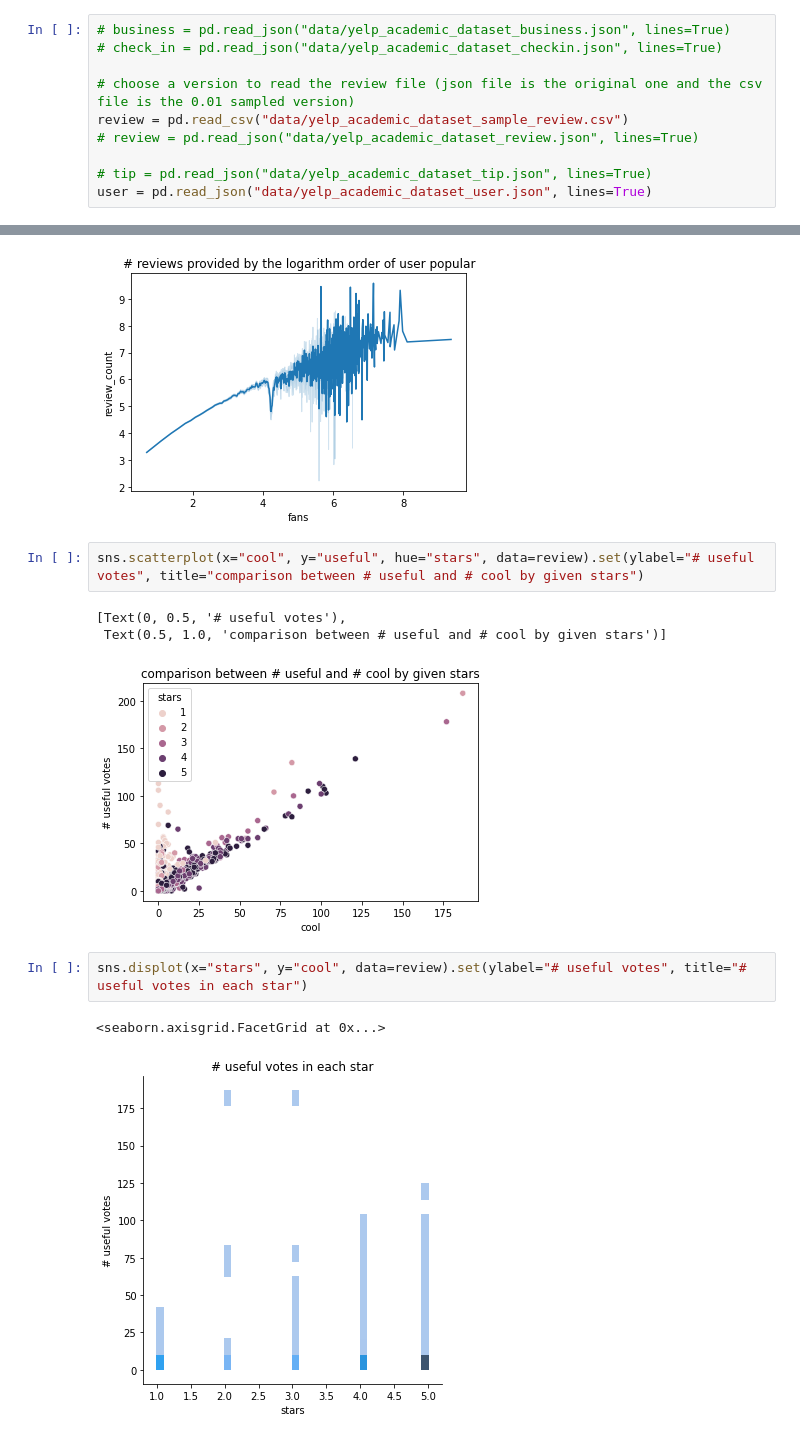
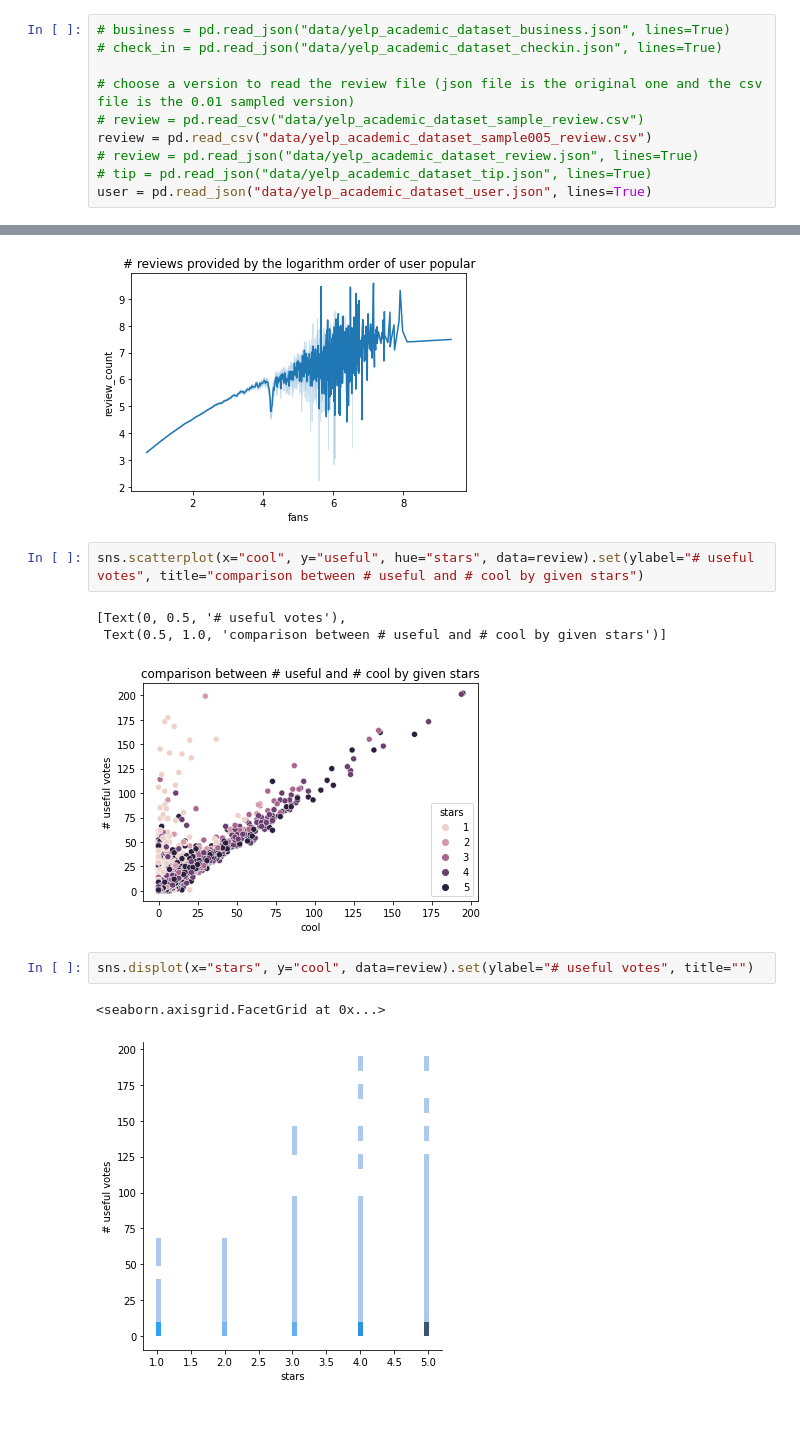
Before and after one commit to FishWith7sMemory/MAST30034-ADS-GroupProj, a Jupyter notebook: Classification.ipynb, the cells around one changed output, grey strips where cells are left out. Cells and saved outputs as stored; diff of their text form.

Commit message:
add feature engineering and plots for visualization

```diff
--- a/Classification.ipynb
+++ b/Classification.ipynb
@@ -8,9 +9,9 @@ import seaborn as sns
 # check_in = pd.read_json("data/yelp_academic_dataset_checkin.json", lines=True)
 
 # choose a version to read the review file (json file is the original one and the csv file is the 0.01 sampled version)
-review = pd.read_csv("data/yelp_academic_dataset_sample_review.csv")
+# review = pd.read_csv("data/yelp_academic_dataset_sample_review.csv")
+review = pd.read_csv("data/yelp_academic_dataset_sample005_review.csv")
 # review = pd.read_json("data/yelp_academic_dataset_review.json", lines=True)
-
 # tip = pd.read_json("data/yelp_academic_dataset_tip.json", lines=True)
 user = pd.read_json("data/yelp_academic_dataset_user.json", lines=True)
 # %%
@@ -107,9 +182,9 @@ sns.scatterplot(x="cool", y="useful", hue="stars", data=review).set(ylabel="# us
 # %% [output]
 [Text(0, 0.5, '# useful votes'),
  Text(0.5, 1.0, 'comparison between # useful and # cool by given stars')]
-[figure, old version]
+[figure, new version]
 # %%
-sns.displot(x="stars", y="cool", data=review).set(ylabel="# useful votes", title="# useful votes in each star")
+sns.displot(x="stars", y="cool", data=review).set(ylabel="# useful votes", title="")
 # %% [output]
 <seaborn.axisgrid.FacetGrid at 0x...>
-[figure, old version]
+[figure, new version]
```
Also changed, not shown: parts of 21 cells of this notebook, 1 other file.
